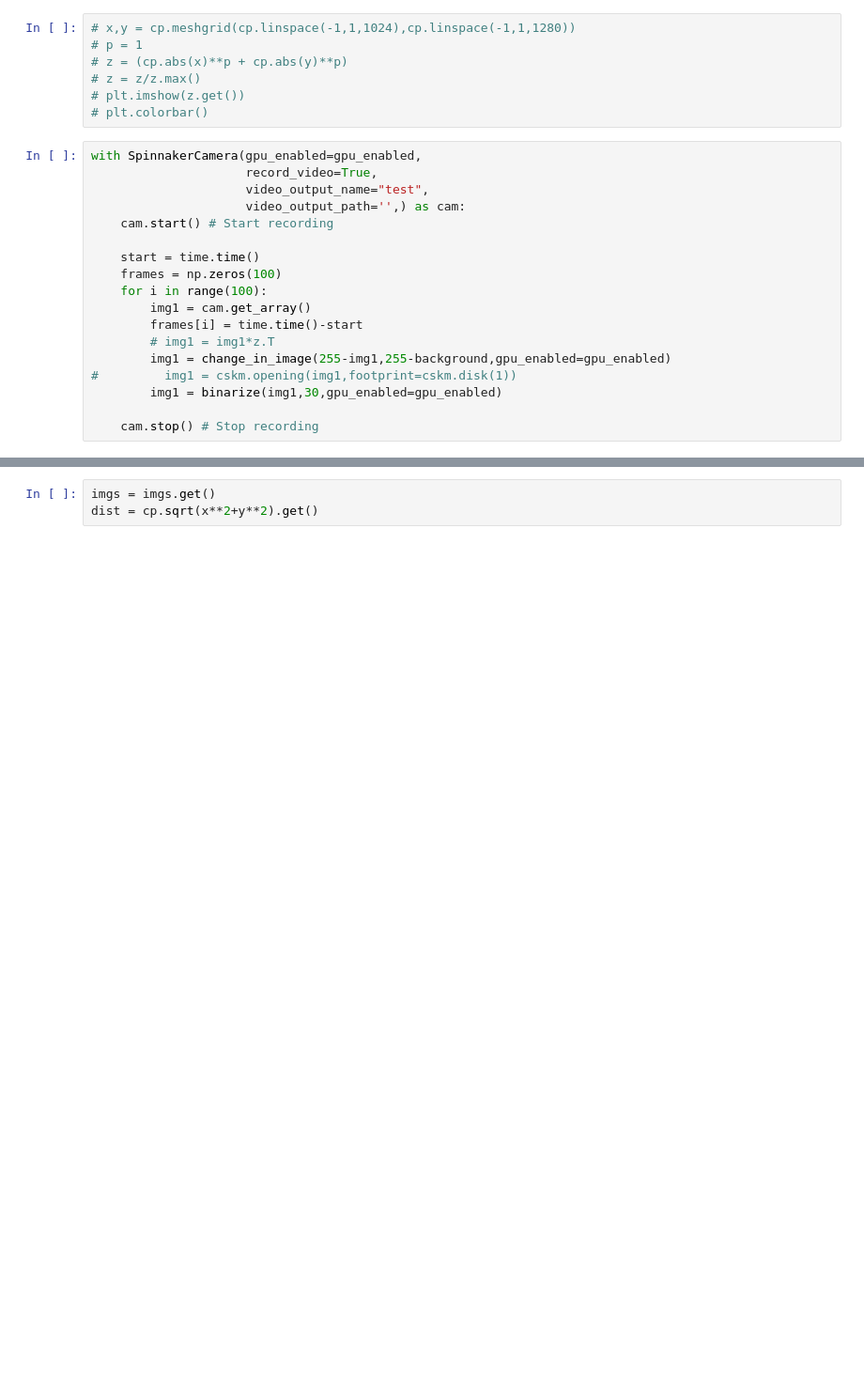
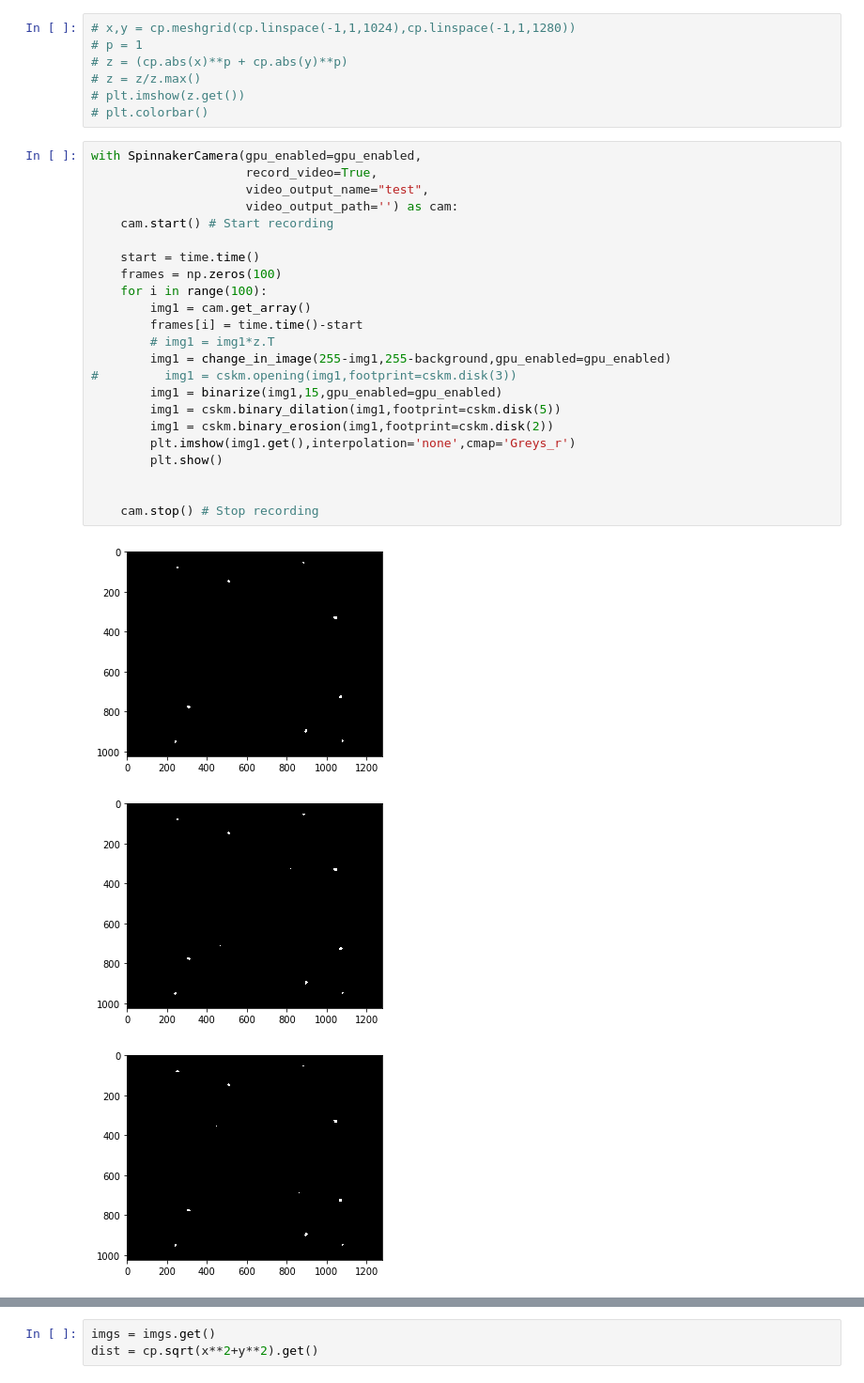
Before and after one commit to neurorishika/TurnerLab_Opto2AFC_16Y, a Jupyter notebook: Python/camera_test.ipynb, the cells around one changed output, grey strips where cells are left out. Shown at 94% size. Cells and saved outputs as stored; diff of their text form; blank space fills up the shorter version.

```diff
--- a/Python/camera_test.ipynb
+++ b/Python/camera_test.ipynb
@@ -26,18 +28,27 @@ plt.colorbar()
 # %%
 with SpinnakerCamera(gpu_enabled=gpu_enabled,
                      record_video=True,
                      video_output_name="test",
-                     video_output_path='',) as cam:
+                     video_output_path='') as cam:
     cam.start() # Start recording
 
     start = time.time()
     frames = np.zeros(100)
     for i in range(100):
         img1 = cam.get_array()
         frames[i] = time.time()-start
         # img1 = img1*z.T
         img1 = change_in_image(255-img1,255-background,gpu_enabled=gpu_enabled)
-#         img1 = cskm.opening(img1,footprint=cskm.disk(1))
-        img1 = binarize(img1,30,gpu_enabled=gpu_enabled)
+#         img1 = cskm.opening(img1,footprint=cskm.disk(3))
+        img1 = binarize(img1,15,gpu_enabled=gpu_enabled)
+        img1 = cskm.binary_dilation(img1,footprint=cskm.disk(5))
+        img1 = cskm.binary_erosion(img1,footprint=cskm.disk(2))
+        plt.imshow(img1.get(),interpolation='none',cmap='Greys_r')
+        plt.show()
+
 
     cam.stop() # Stop recording
+# %% [output]
+[figure, added]
+[figure, added]
+[figure, added]
```
Also changed, not shown: parts of 7 cells of this notebook, 6 other files.
